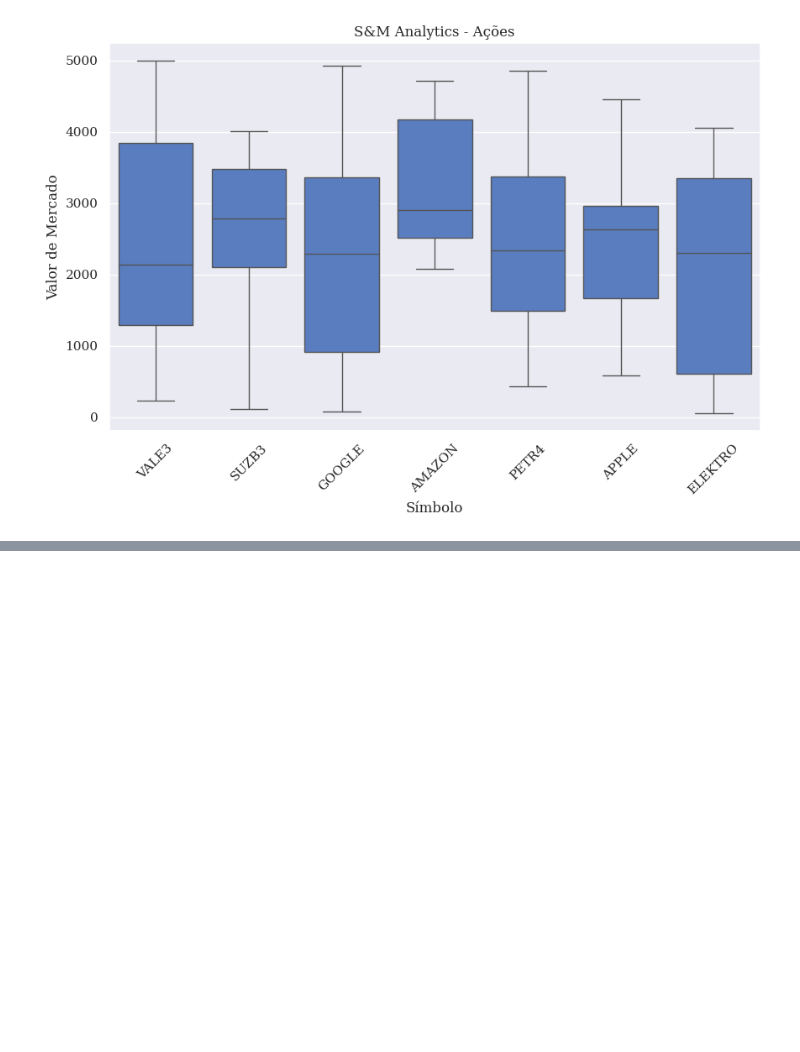
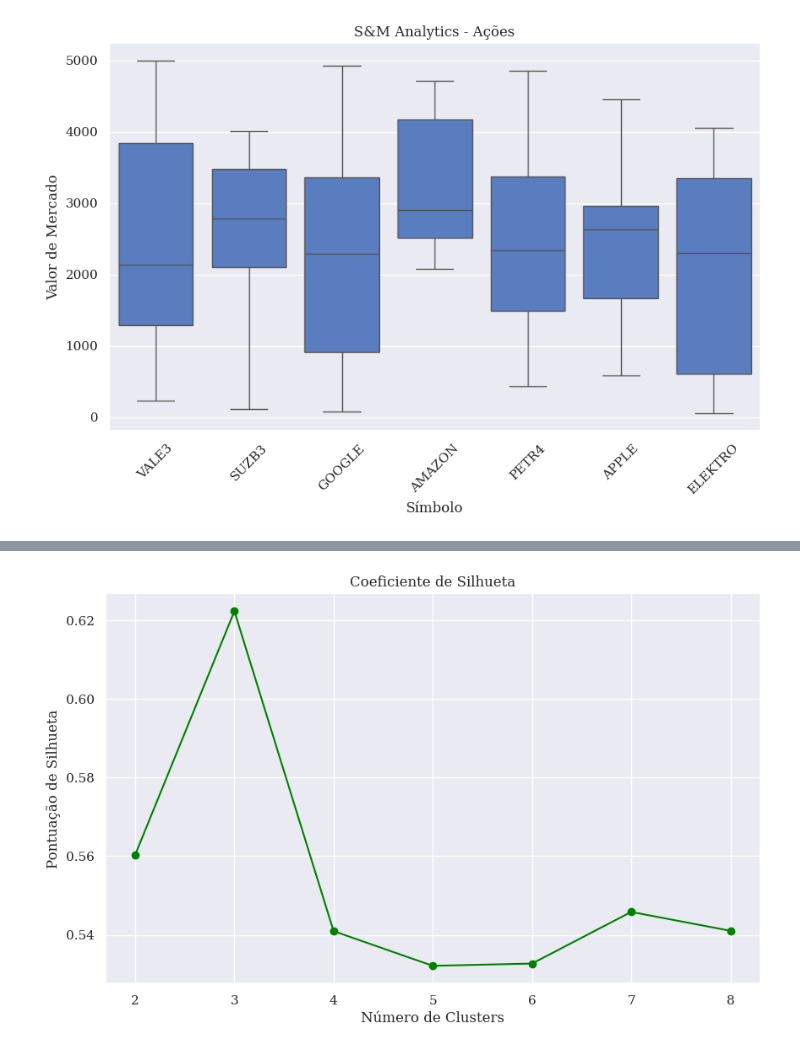
Before and after one commit to goesq/IA_BigData-Somativa, a Jupyter notebook: datacodigo.ipynb, the cells around one changed output, grey strips where cells are left out. Drawn from its saved outputs; the diff is of its cells as text; code cells hidden in the pictures; blank space fills up the shorter version.

```diff
--- a/datacodigo.ipynb
+++ b/datacodigo.ipynb
@@ -69,0 +133,15 @@ features = df_n[['Valor de Mercado']]
+# %%
+silhouette_scores = []
+for k in range(2, 9):
+    kmeans = KMeans(n_clusters=k, random_state=42)
+    labels = kmeans.fit_predict(X)
+    silhouette_scores.append(silhouette_score(X, labels))
+
+plt.figure(figsize=(10, 6))
+plt.plot(range(2, 9), silhouette_scores, '-o', color='green')
+plt.title('Coeficiente de Silhueta')
+plt.xlabel('Número de Clusters')
+plt.ylabel('Pontuação de Silhueta')
+plt.show()
+# %% [output]
+[figure, added]
```
Also changed, not shown: parts of 8 cells of this notebook.
